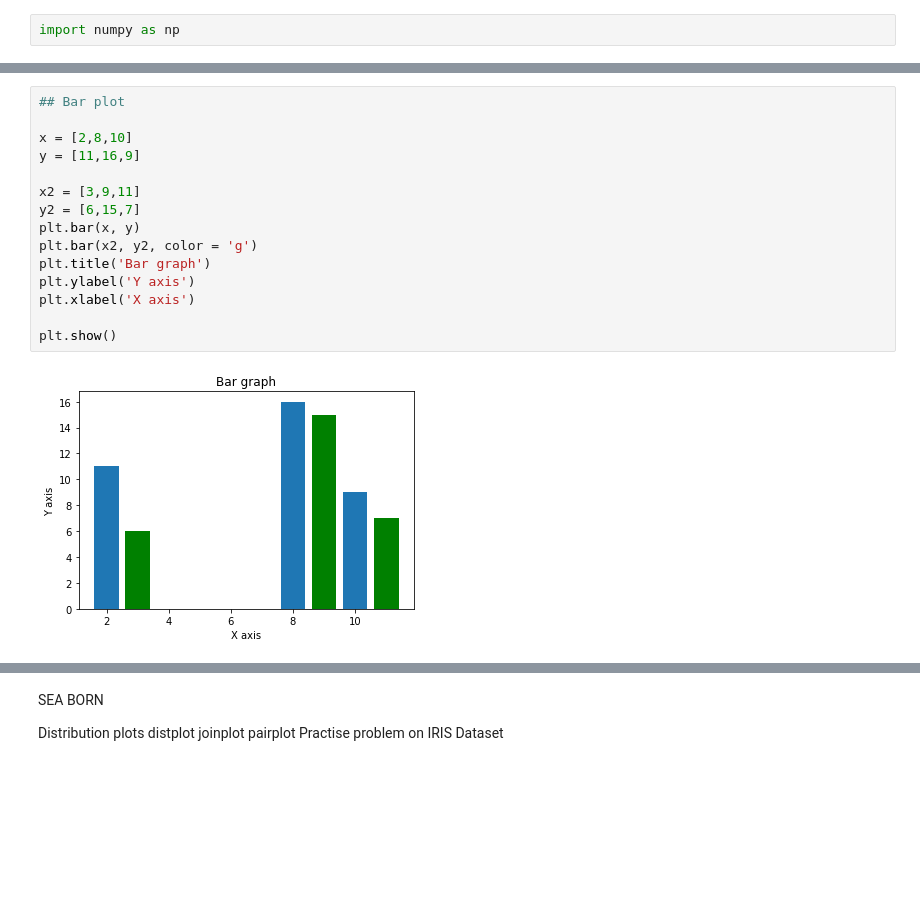
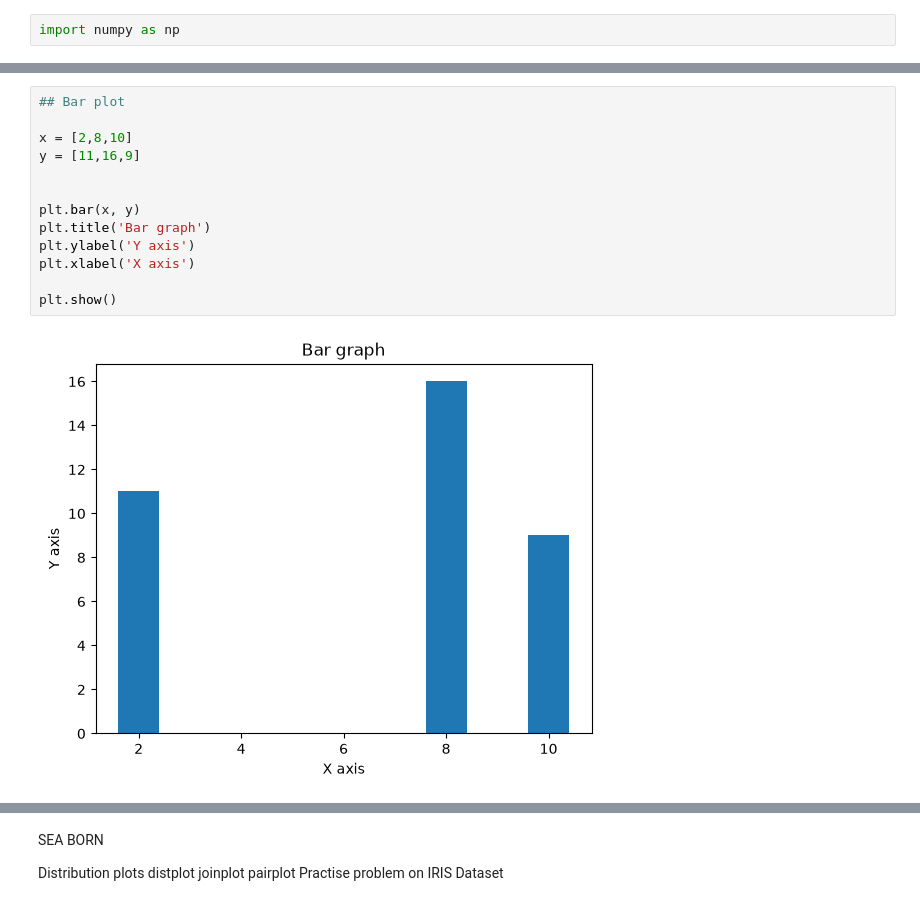
Before and after one commit to laxmanclinilaunch-hub/Python-7-8-, a Jupyter notebook: 2.EDA/matplot&seaborn.ipynb, the cells around one changed output, grey strips where cells are left out. Drawn from its saved outputs; the diff is of its cells as text; blank space fills up the shorter version.

```diff
--- a/2.EDA/matplot&seaborn.ipynb
+++ b/2.EDA/matplot&seaborn.ipynb
@@ -91,20 +17,18 @@ plt.show()
 # %%
 ## Bar plot
 
 x = [2,8,10]
 y = [11,16,9]
 
-x2 = [3,9,11]
-y2 = [6,15,7]
+
 plt.bar(x, y)
-plt.bar(x2, y2, color = 'g')
 plt.title('Bar graph')
 plt.ylabel('Y axis')
 plt.xlabel('X axis')
 
 plt.show()
 # %% [output]
-[figure, old version]
+[figure, new version]
 # %%
 a = np.array([22,87,5,43,56,73,55,54,11,20,51,5,79,31,27])
 plt.hist(a)
```
Also changed, not shown: parts of 22 cells of this notebook.
